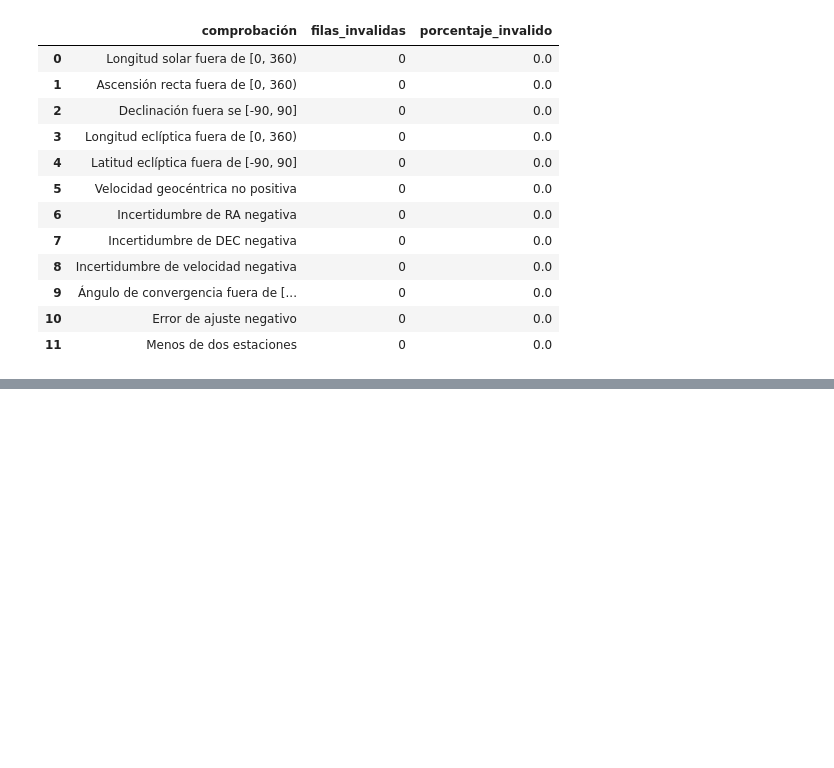
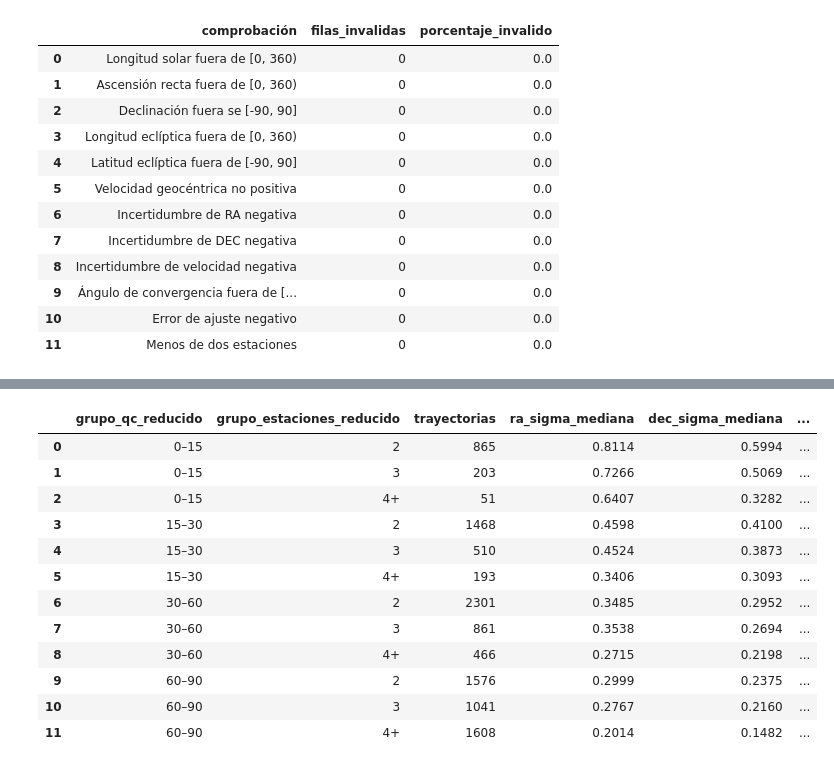
Before and after one commit to AlexBytes-23/Investigacion_geminidas, a Jupyter notebook: notebooks/01_auditoria_y_limpieza.ipynb, the cells around one changed output, grey strips where cells are left out. Saved outputs shown, nothing was run; the diff lists cells and outputs as text; code cells hidden in the pictures; blank space fills up the shorter version.

```diff
--- a/notebooks/01_auditoria_y_limpieza.ipynb
+++ b/notebooks/01_auditoria_y_limpieza.ipynb
@@ -607,0 +983,90 @@ display(auditoria_rangos)
+# %%
+# Comparar la precisión por número de estacioens dentro de intervalos semejantes de Qc
+
+df["grupo_qc_reducido"] = pd.cut(
+    df["Qc (deg)"],
+    bins = [
+        0,
+        15,
+        30,
+        60,
+        90,
+    ],
+    labels = [
+        "0–15",
+        "15–30",
+        "30–60",
+        "60–90",
+    ],
+    include_lowest = True,
+    right = True,
+)
+
+grupo_estaciones_reducido = (
+    df["Num (stat)"]
+    .astype("string")
+    .mask(
+        df["Num (stat)"] >= 4,
+        "4+",
+    )
+)
+
+df["grupo_estaciones_reducido"] = pd.Categorical(
+    grupo_estaciones_reducido,
+    categories = [
+        "2",
+        "3",
+        "4+",
+    ],
+    ordered = True,
+)
+
+resumen_combinado = (
+    df.groupby(
+        [
+            "grupo_qc_reducido",
+            "grupo_estaciones_reducido",
+        ],
+        observed = False,
+    )
+    .agg(
+        trayectorias=(
+            "Unique trajectory (identifier)",
+            "size",
+        ),
+        ra_sigma_mediana=(
+            "RAgeo_sigma",
+            "median",
+        ),
+        dec_sigma_mediana=(
+            "DECgeo_sigma",
+            "median",
+        ),
+        vgeo_sigma_mediana=(
+            "Vgeo_sigma",
+            "median",
+        ),
+        error_ajuste_mediano=(
+            "MedianFitErr (arcsec)",
+            "median",
+        ),
+    )
+    .reset_index()
+    .round(4)
+)
+
+display(resumen_combinado)
+# %% [output]
+|  | grupo_qc_reducido | grupo_estaciones_reducido | trayectorias | ra_sigma_mediana | dec_sigma_mediana | ... |
+| 0 | 0–15 | 2 | 865 | 0.8114 | 0.5994 | ... |
+| 1 | 0–15 | 3 | 203 | 0.7266 | 0.5069 | ... |
+| 2 | 0–15 | 4+ | 51 | 0.6407 | 0.3282 | ... |
+| 3 | 15–30 | 2 | 1468 | 0.4598 | 0.4100 | ... |
+| 4 | 15–30 | 3 | 510 | 0.4524 | 0.3873 | ... |
+| 5 | 15–30 | 4+ | 193 | 0.3406 | 0.3093 | ... |
+| 6 | 30–60 | 2 | 2301 | 0.3485 | 0.2952 | ... |
+| 7 | 30–60 | 3 | 861 | 0.3538 | 0.2694 | ... |
+| 8 | 30–60 | 4+ | 466 | 0.2715 | 0.2198 | ... |
+| 9 | 60–90 | 2 | 1576 | 0.2999 | 0.2375 | ... |
+| 10 | 60–90 | 3 | 1041 | 0.2767 | 0.2160 | ... |
+| 11 | 60–90 | 4+ | 1608 | 0.2014 | 0.1482 | ... |
```
Also changed, not shown: parts of 9 cells of this notebook.
